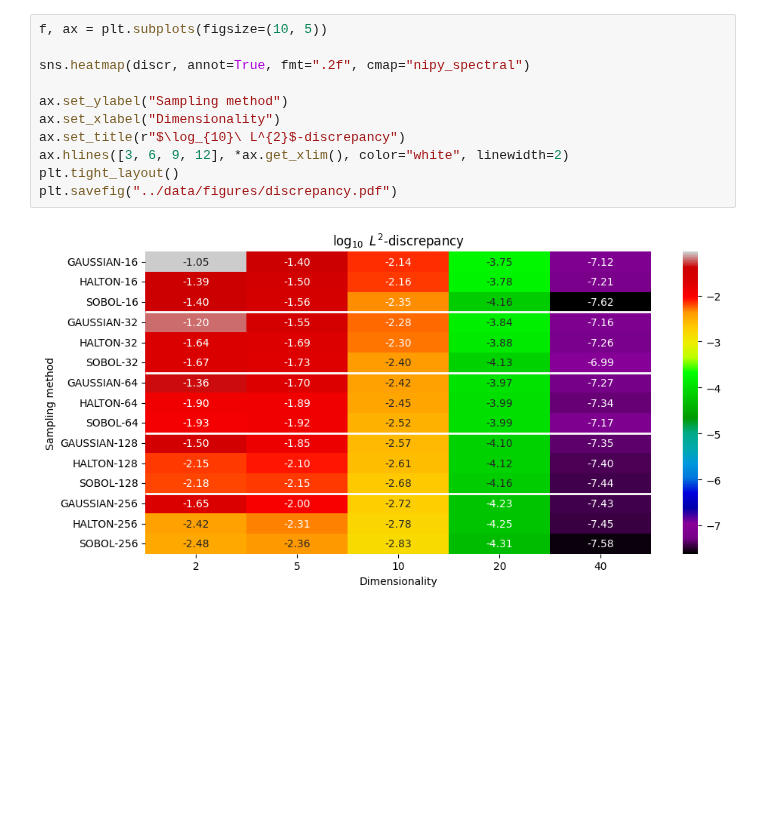
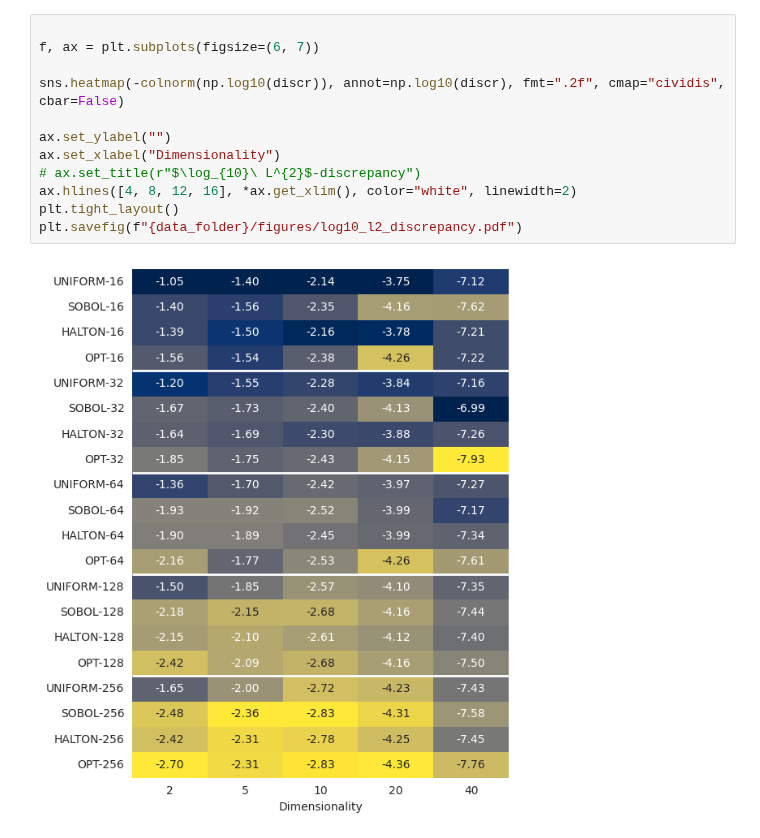
Before and after one commit to IOHprofiler/ModularCMAES, a Jupyter notebook: scripts/discrepancy/discrepancy.ipynb, the cells around one changed output. Cells and saved outputs as stored; diff of their text form; blank space fills up the shorter version.

```diff
--- a/scripts/discrepancy/discrepancy.ipynb
+++ b/scripts/discrepancy/discrepancy.ipynb
@@ -51,13 +69,14 @@ discr = view.sort_values("cache_size")[[2, 5, 10, 20, 40]]
 # %%
-f, ax = plt.subplots(figsize=(10, 5))
 
-sns.heatmap(discr, annot=True, fmt=".2f", cmap="nipy_spectral")
+f, ax = plt.subplots(figsize=(6, 7))
 
-ax.set_ylabel("Sampling method")
+sns.heatmap(-colnorm(np.log10(discr)), annot=np.log10(discr), fmt=".2f", cmap="cividis", cbar=False)
+
+ax.set_ylabel("")
 ax.set_xlabel("Dimensionality")
-ax.set_title(r"$\log_{10}\ L^{2}$-discrepancy")
-ax.hlines([3, 6, 9, 12], *ax.get_xlim(), color="white", linewidth=2)
+# ax.set_title(r"$\log_{10}\ L^{2}$-discrepancy")
+ax.hlines([4, 8, 12, 16], *ax.get_xlim(), color="white", linewidth=2)
 plt.tight_layout()
-plt.savefig("../data/figures/discrepancy.pdf")
+plt.savefig(f"{data_folder}/figures/log10_l2_discrepancy.pdf")
 # %% [output]
-[figure, old version]
+[figure, new version]
```
Also changed, not shown: parts of 13 cells of this notebook, 13 other files.
